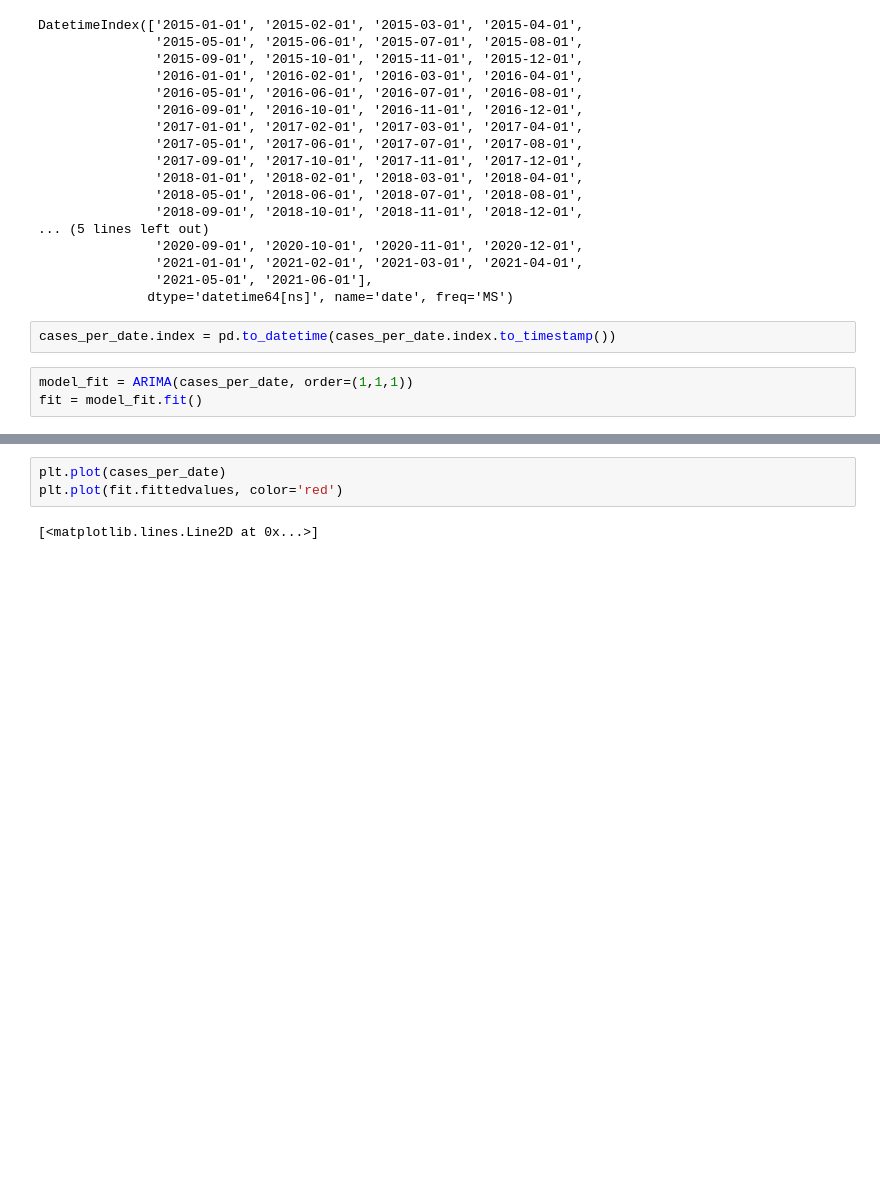
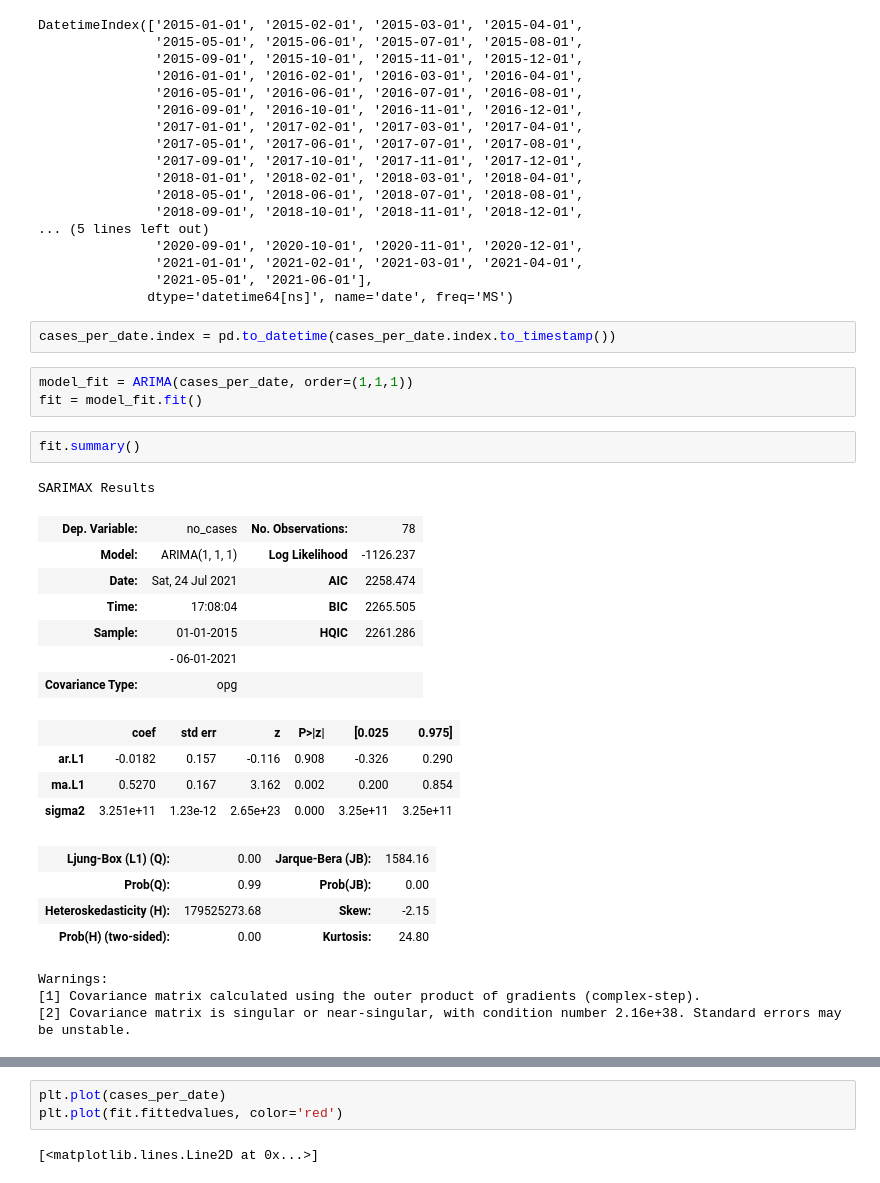
Before and after one commit to manyshapes/Projecting-Cases, a Jupyter notebook: model.ipynb, the cells around one changed output, grey strips where cells are left out. Drawn from its saved outputs; the diff is of its cells as text; blank space fills up the shorter version.

```diff
--- a/model.ipynb
+++ b/model.ipynb
@@ -109,3 +109,25 @@ cases_per_date.index = pd.to_datetime(cases_per_date.index.to_timestamp())
 # %%
 model_fit = ARIMA(cases_per_date, order=(1,1,1))
 fit = model_fit.fit()
+# %%
+fit.summary()
+# %% [output]
+SARIMAX Results
+| Dep. Variable: | no_cases | No. Observations: | 78 |
+| Model: | ARIMA(1, 1, 1) | Log Likelihood | -1126.237 |
+| Date: | Sat, 24 Jul 2021 | AIC | 2258.474 |
+| Time: | 17:08:04 | BIC | 2265.505 |
+| Sample: | 01-01-2015 | HQIC | 2261.286 |
+|  | - 06-01-2021 |  |  |
+| Covariance Type: | opg |  |  |
+|  | coef | std err | z | P>|z| | [0.025 | 0.975] |
+| ar.L1 | -0.0182 | 0.157 | -0.116 | 0.908 | -0.326 | 0.290 |
+| ma.L1 | 0.5270 | 0.167 | 3.162 | 0.002 | 0.200 | 0.854 |
+| sigma2 | 3.251e+11 | 1.23e-12 | 2.65e+23 | 0.000 | 3.25e+11 | 3.25e+11 |
+| Ljung-Box (L1) (Q): | 0.00 | Jarque-Bera (JB): | 1584.16 |
+| Prob(Q): | 0.99 | Prob(JB): | 0.00 |
+| Heteroskedasticity (H): | 179525273.68 | Skew: | -2.15 |
+| Prob(H) (two-sided): | 0.00 | Kurtosis: | 24.80 |
+Warnings:
+[1] Covariance matrix calculated using the outer product of gradients (complex-step).
+[2] Covariance matrix is singular or near-singular, with condition number 2.16e+38. Standard errors may be unstable.
```
Also changed, not shown: parts of 7 cells of this notebook.
